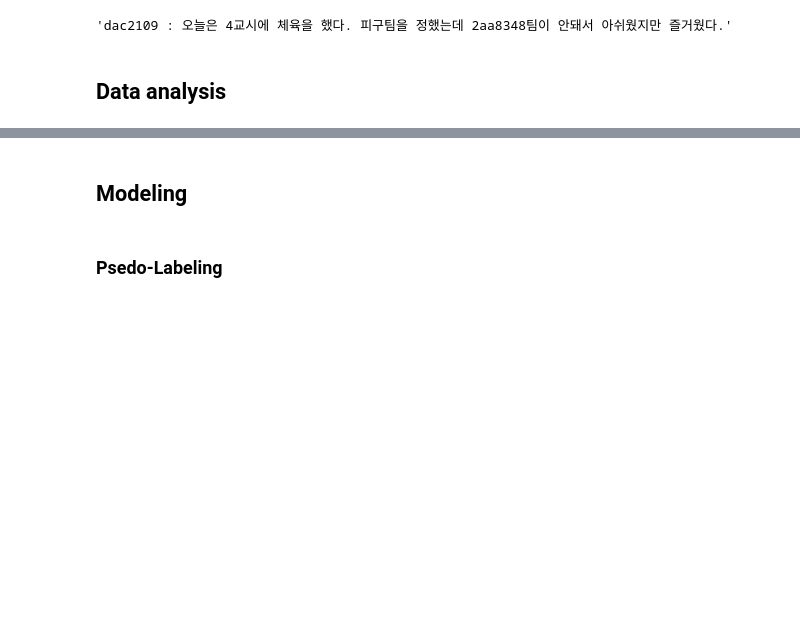
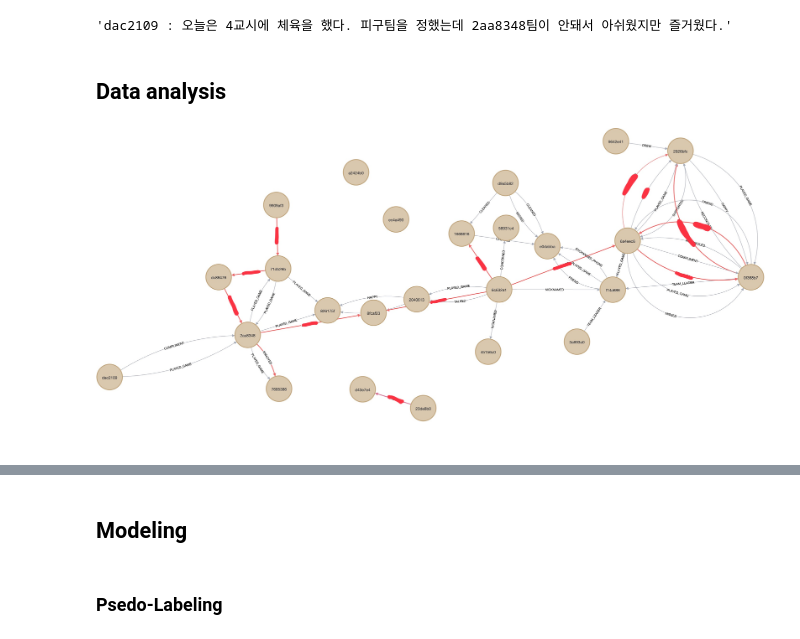
Before and after one commit to joanna-jaeeun/Emotion-Diary-Analysis-NLP-LLM, a Jupyter notebook: Analysis_of_Student_Emotion_Diaries.ipynb, the cells around one changed output, grey strips where cells are left out. Saved outputs shown, nothing was run; the diff lists cells and outputs as text; code cells hidden in the pictures; blank space fills up the shorter version.

```diff
--- a/Analysis_of_Student_Emotion_Diaries.ipynb
+++ b/Analysis_of_Student_Emotion_Diaries.ipynb
@@ -260,0 +259,5 @@ for user_input in text_list + ['finish']:
+# %%
+# Result of Neo4j
+display(Image(filename='assets/Neo4jgraph1.jpg'))
+# %% [output]
+[figure, added]
```
Also changed, not shown: parts of 2 cells of this notebook.
